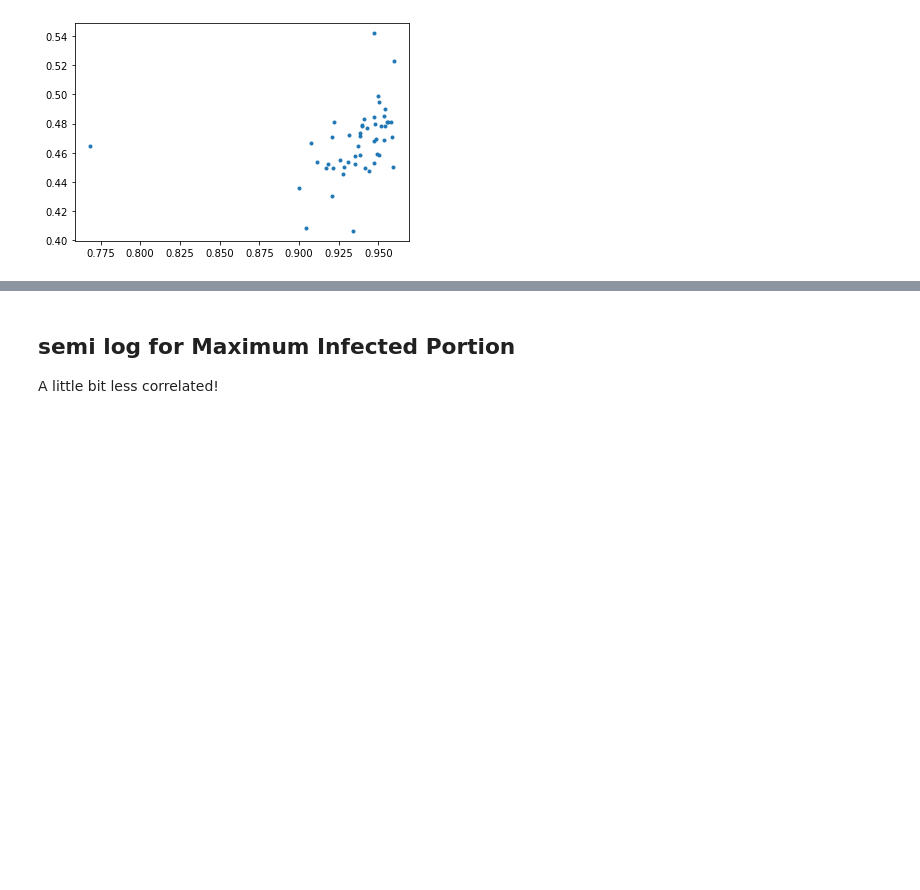
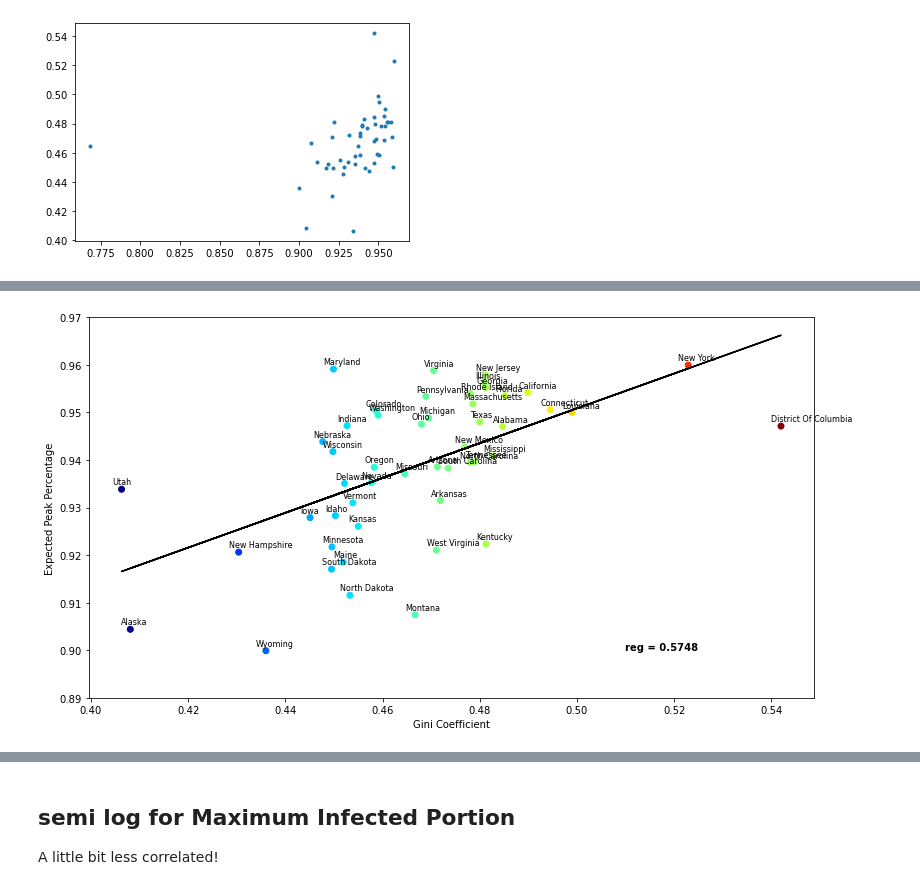
Before and after one commit to ParimahSafarian/Inequality-and-COVID-19, a Jupyter notebook: DataProcess-Copy1.ipynb, the cells around one changed output, grey strips where cells are left out. Cells and saved outputs as stored; diff of their text form; code cells hidden in the pictures; blank space fills up the shorter version.

```diff
--- a/DataProcess-Copy1.ipynb
+++ b/DataProcess-Copy1.ipynb
@@ -342 +371,26 @@ plt.savefig('tpeak.png', dpi = 1200, bbox_inches='tight')
+# %%
+plt.figure(figsize=(13, 7))
+plt.scatter(gini['Gini Coefficient'], I_p, c = gini['Gini Coefficient'], cmap = cm.jet)
+plt.xlabel('Gini Coefficient')
+plt.ylabel('Expected Peak Percentage')
+plt.ylim(0.89, 0.97)
+
+Y = np.delete(I_p, 35, axis = 0)
+X = list(gini['Gini Coefficient'])
+X = np.delete(X, 35, axis = 0)
+a, b = np.polyfit(X, Y, 1)
+reg = np.cov(X, Y) / (np.std(X) * np.std(Y))
+plt.plot(X, (a * X + b), c = 'black', label = f'regression = {round(reg[0, 1], 4)}')
+
+plt.text(0.51, 0.9, f"reg = {round(reg[0, 1], 4)}", weight='bold')
+
+names = list(cases.iloc[:, 0])
+names = np.delete(names, 35, axis = 0)
+for i, txt in enumerate(names):
+    plt.annotate(txt, (X[i]-0.002, Y[i]+0.001), fontsize = 8)
+
+
+plt.savefig('EPP.png', dpi = 1200, bbox_inches='tight')
+# %% [output]
+[figure, added]
 # %%
```
Also changed, not shown: parts of 4 cells of this notebook, 4 other files.
